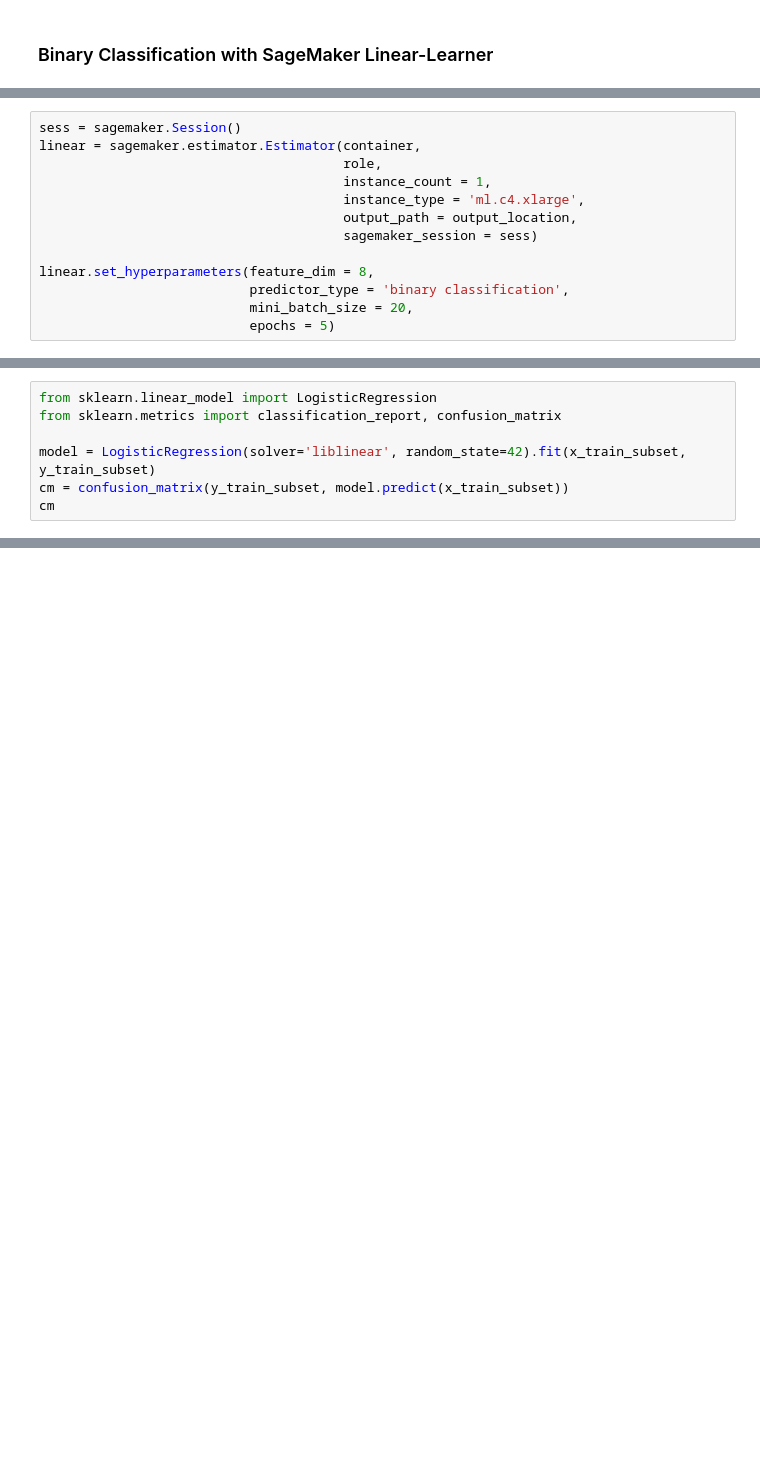
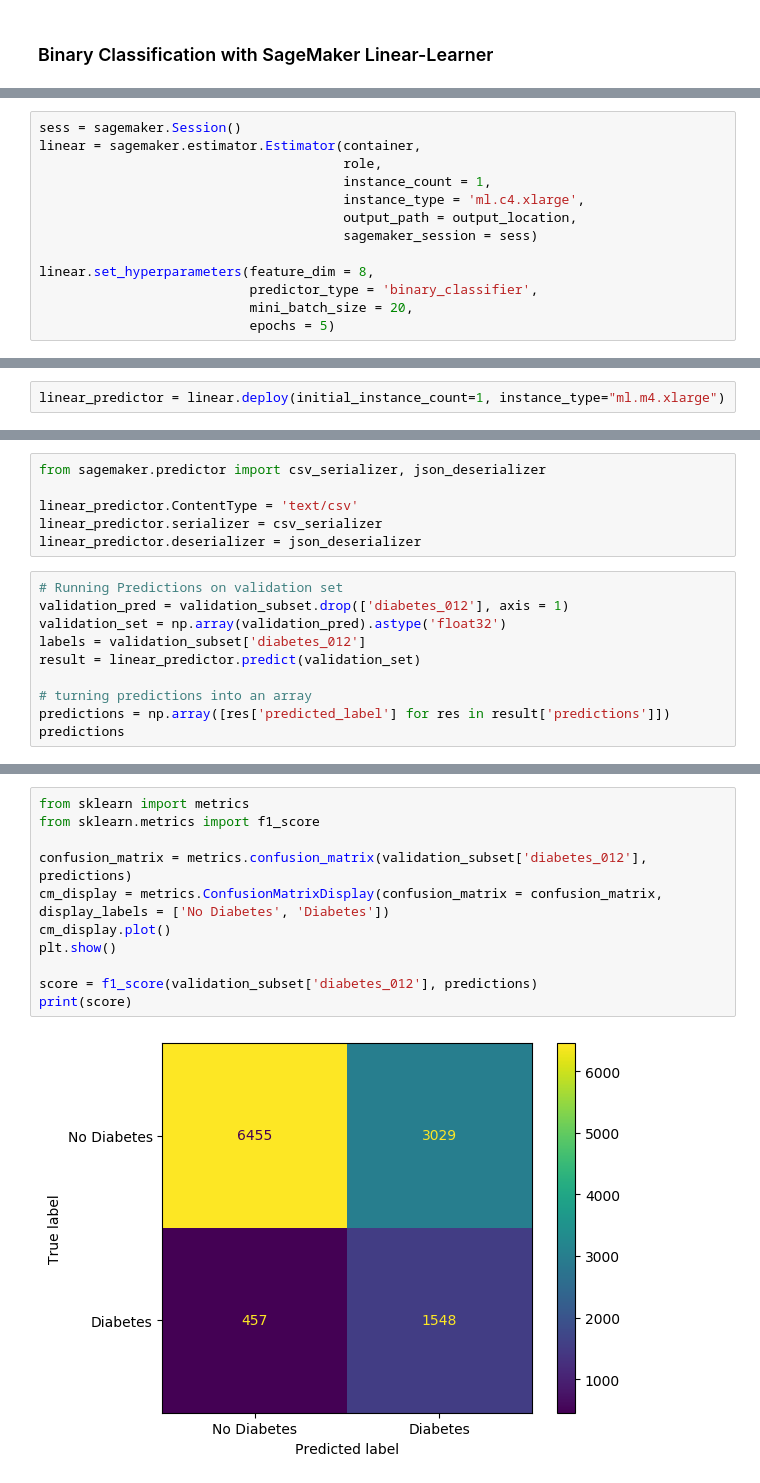
Before and after one commit to ChrisGarciaDS/Predict-Diabetes-Cloud, a Jupyter notebook: analysisNotebook.ipynb, the cells around one changed output, grey strips where cells are left out. Saved outputs shown, nothing was run; the diff lists cells and outputs as text; blank space fills up the shorter version.

```diff
--- a/analysisNotebook.ipynb
+++ b/analysisNotebook.ipynb
@@ -1071,7 +1023,7 @@ linear = sagemaker.estimator.Estimator(container,
                                        sagemaker_session = sess)
 
 linear.set_hyperparameters(feature_dim = 8,
-                           predictor_type = 'binary classification',
+                           predictor_type = 'binary_classifier',
                            mini_batch_size = 20,
                            epochs = 5)
 # %%
@@ -1086,0 +1051,2 @@ UnexpectedStatusException: Error for Training job linear-learner-2023-04-04-04-1
+# %%
+linear_predictor = linear.deploy(initial_instance_count=1, instance_type="ml.m4.xlarge")
@@ -1087,8 +1055,17 @@ UnexpectedStatusException: Error for Training job linear-learner-2023-04-04-04-1
+# %%
+from sagemaker.predictor import csv_serializer, json_deserializer
+
+linear_predictor.ContentType = 'text/csv'
+linear_predictor.serializer = csv_serializer
+linear_predictor.deserializer = json_deserializer
 # %%
-from sklearn.linear_model import LogisticRegression
-from sklearn.metrics import classification_report, confusion_matrix
+# Running Predictions on validation set
+validation_pred = validation_subset.drop(['diabetes_012'], axis = 1)
+validation_set = np.array(validation_pred).astype('float32')
+labels = validation_subset['diabetes_012']
+result = linear_predictor.predict(validation_set)
 
-model = LogisticRegression(solver='liblinear', random_state=42).fit(x_train_subset, y_train_subset)
-cm = confusion_matrix(y_train_subset, model.predict(x_train_subset))
-cm
+# turning predictions into an array
+predictions = np.array([res['predicted_label'] for res in result['predictions']])
+predictions
 # %% [output]
@@ -1216,0 +1073,13 @@ print(f'Test RMSE: {test_rmse:.2f}')
+# %%
+from sklearn import metrics
+from sklearn.metrics import f1_score
+
+confusion_matrix = metrics.confusion_matrix(validation_subset['diabetes_012'], predictions)
+cm_display = metrics.ConfusionMatrixDisplay(confusion_matrix = confusion_matrix, display_labels = ['No Diabetes', 'Diabetes'])
+cm_display.plot()
+plt.show()
+
+score = f1_score(validation_subset['diabetes_012'], predictions)
+print(score)
+# %% [output]
+[figure, added]
```
Also changed, not shown: parts of 66 cells of this notebook.
